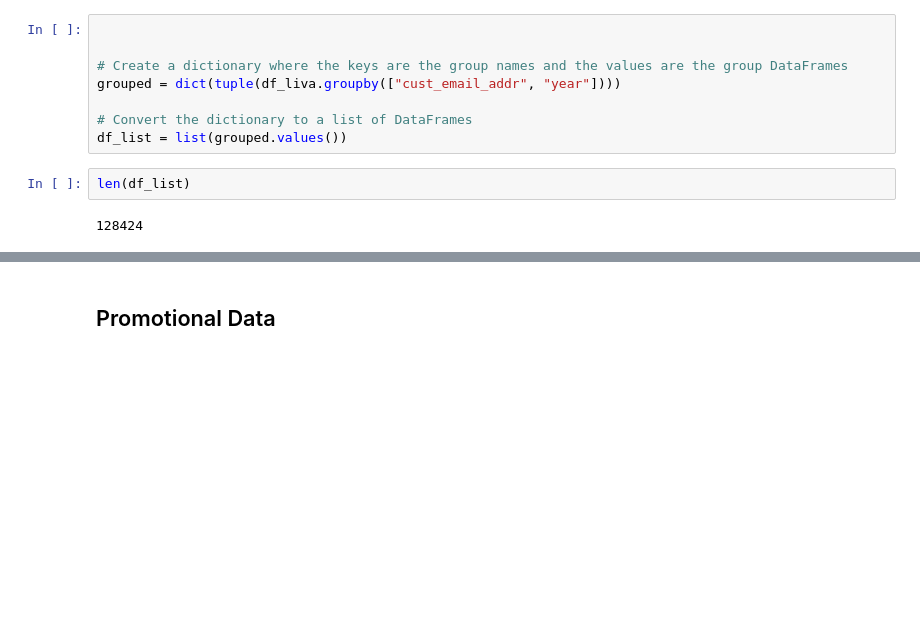
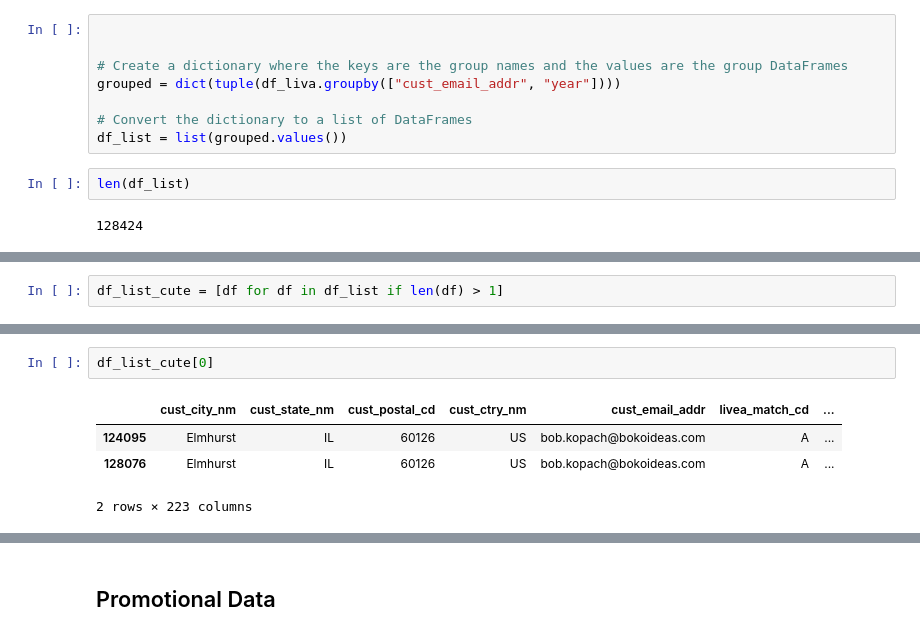
Before and after one commit to mathewj1/acl_spring_24_bulls2, a Jupyter notebook: notebooks/data_cleaning.ipynb, the cells around one changed output, grey strips where cells are left out. Cells and saved outputs as stored; diff of their text form; blank space fills up the shorter version.

```diff
--- a/notebooks/data_cleaning.ipynb
+++ b/notebooks/data_cleaning.ipynb
@@ -814,0 +597,2 @@ True
+# %%
+df_list_cute = [df for df in df_list if len(df) > 1]
@@ -814,0 +631,7 @@ True
+# %%
+df_list_cute[0]
+# %% [output]
+|  | cust_city_nm | cust_state_nm | cust_postal_cd | cust_ctry_nm | cust_email_addr | livea_match_cd | ... |
+| 124095 | Elmhurst | IL | 60126 | US | bob.kopach@bokoideas.com | A | ... |
+| 128076 | Elmhurst | IL | 60126 | US | bob.kopach@bokoideas.com | A | ... |
+2 rows × 223 columns
```
Also changed, not shown: parts of 42 cells of this notebook, 2 other files.
